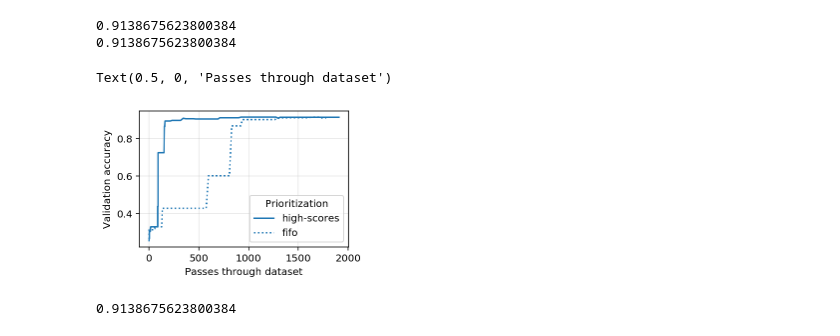
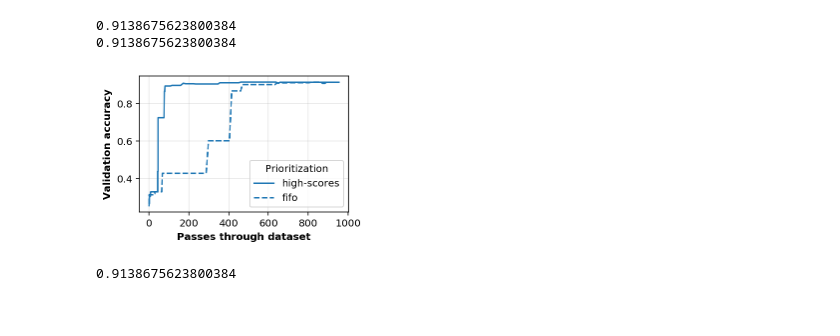
Before and after one commit to stsievert/dask-hyperband-comparison, a Jupyter notebook: synthetic/Prioritize-models-by-score-viz.ipynb, the cells around one changed output. Cells and saved outputs as stored; diff of their text form; code cells hidden in the pictures.

```diff
--- a/synthetic/Prioritize-models-by-score-viz.ipynb
+++ b/synthetic/Prioritize-models-by-score-viz.ipynb
@@ -64,7 +64,7 @@ fname = f"out/2019-07-06/w-priority-rs={rs}-history.msgpack"
 
 rs = 402
 patience = True
-fname = f"out/2019-07-07/w-priority-rs={rs}-patience={patience}-history.msgpack"
+fname = f"out/2019-07-07-v1/w-priority-rs={rs}-patience={patience}-history.msgpack"
 
 with open(fname, "rb") as f:
     histories = msgpack.load(f)
@@ -72,7 +72,7 @@ with open(fname, "rb") as f:
 new = _to_str_keys(histories)
 # %%
 # fname = "out/2019-07-06-wo-priority-v2-history.msgpack"
-fname = f"out/2019-07-07/wo-priority-rs={rs}-patience={patience}-history.msgpack"
+fname = f"out/2019-07-07-v1/wo-priority-rs={rs}-patience={patience}-history.msgpack"
 with open(fname, "rb") as f:
     histories = msgpack.load(f)
 
@@ -103,35 +103,34 @@ df = pd.concat((new_df, old_df))
 # %%
 import seaborn as sns
 
-df["epochs"] = df["cumulative_partial_fit_calls"] / 3
+df["epochs"] = df["cumulative_partial_fit_calls"] / 6
 # %%
 import numpy as np
 import pandas as pd
 import matplotlib.pyplot as plt
 
 w = 2.5
 fig, ax = plt.subplots(figsize=(1.5 * w, w))
 
-styles = {"fifo": ":", "high-scores": "-"}
+styles = {"fifo": "--", "high-scores": "-"}
 for sampling in df.sampling.unique():
     show = df[df.sampling == sampling]
     if sampling == "none":
         sampling = "fifo"
     show.plot(x="epochs", y="best_score", color="C0", style=styles[sampling], ax=ax, label=sampling)
     print(show.best_score.iloc[-1])
 
 # ax.set_ylim(0.7, None)
 ax.legend(loc="lower right", title="Prioritization")
 ax.grid(linestyle="-", alpha=0.3)
-ax.set_ylabel("Validation accuracy")
-
-ax.set_xlabel("Passes through dataset")
-# plt.savefig("figs/synthetic-priority.pdf", bbox_inches="tight")
+fontdict = {"weight": "bold"}
+ax.set_ylabel("Validation accuracy", fontdict=fontdict)
+ax.set_xlabel("Passes through dataset", fontdict=fontdict)
+plt.savefig("figs/synthetic-priority.pdf", bbox_inches="tight")
 # %% [output]
 0.9138675623800384
 0.9138675623800384
-Text(0.5, 0, 'Passes through dataset')
-[figure, old version]
+[figure, new version]
 # %%
 df[df.sampling == "none"].best_score.iloc[-1]
 # %% [output]
```
Also changed, not shown: 8 other files.
